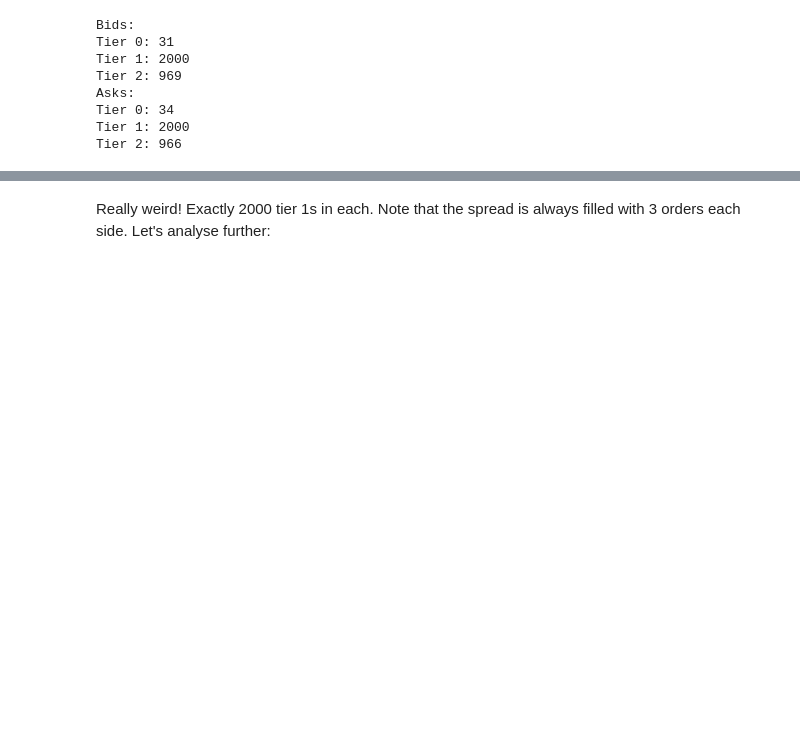
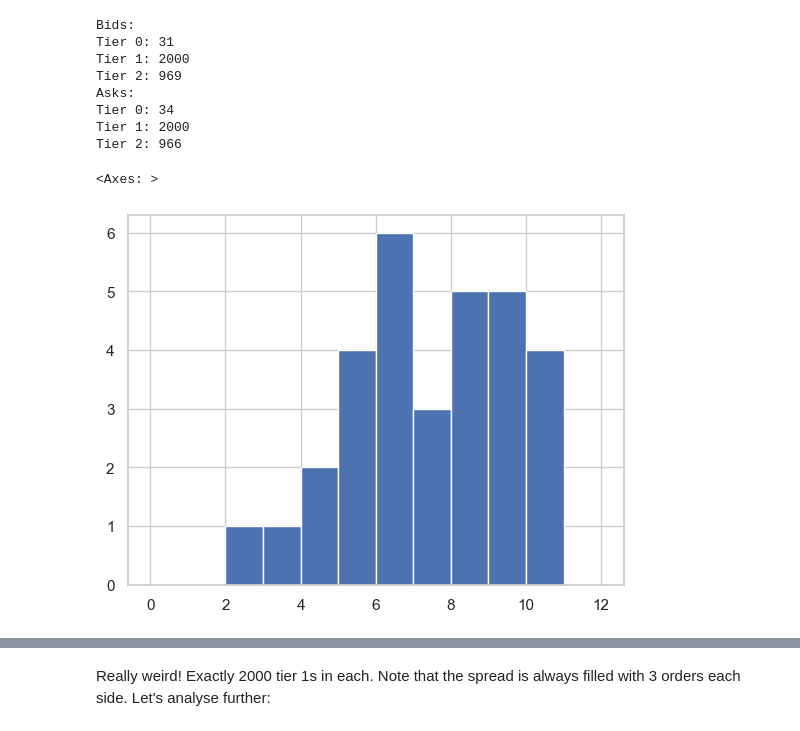
Before and after one commit to dakshox/Prosperity, a Jupyter notebook: second-round/thien_work/analyse_prober.ipynb, the cells around one changed output, grey strips where cells are left out. Drawn from its saved outputs; the diff is of its cells as text; code cells hidden in the pictures; blank space fills up the shorter version.

```diff
--- a/second-round/thien_work/analyse_prober.ipynb
+++ b/second-round/thien_work/analyse_prober.ipynb
@@ -156,3 +156,8 @@ Asks:
 Tier 0: 34
 Tier 1: 2000
 Tier 2: 966
+# %%
+bid_0["volume"].hist(bins=np.arange(0, 13))
+# %% [output]
+<Axes: >
+[figure, added]
```
Also changed, not shown: parts of 2 cells of this notebook, 7 other files.
